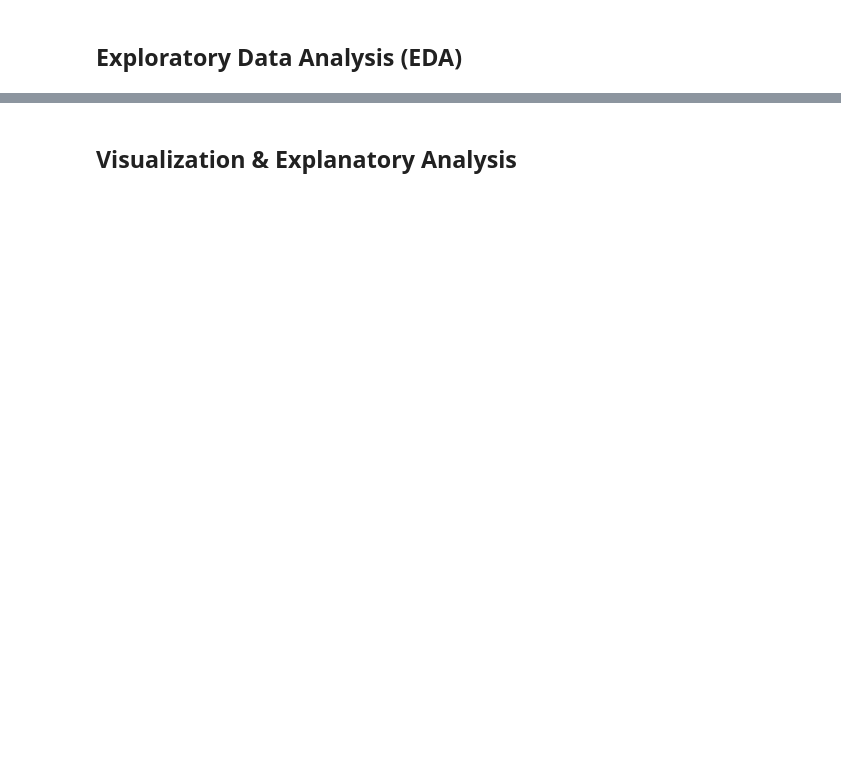
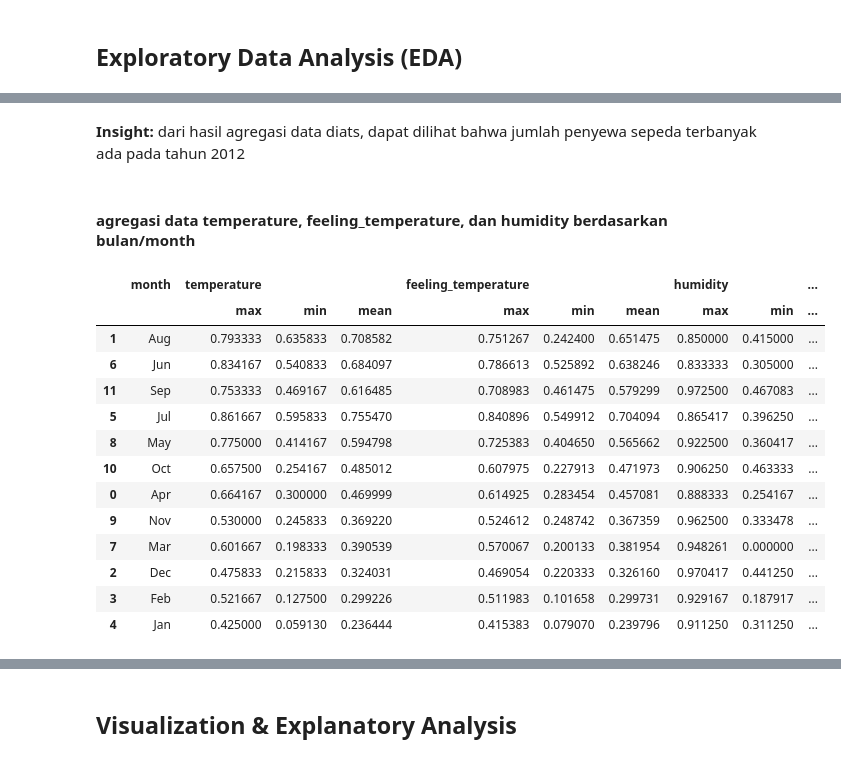
Before and after one commit to RivaroFarrelino/bike-sharing-analysis-dashboard, a Jupyter notebook: notebook.ipynb, the cells around one changed output, grey strips where cells are left out. Saved outputs shown, nothing was run; the diff lists cells and outputs as text; code cells hidden in the pictures; blank space fills up the shorter version.

```diff
--- a/notebook.ipynb
+++ b/notebook.ipynb
@@ -250,0 +298,7 @@ hour_df = remove_outliers(hour_df, 'cnt')
+# %%
+day_df['month'] = day_df['month'].map({
+    1: 'Jan', 2: 'Feb', 3: 'Mar', 4: 'Apr', 5: 'May', 6: 'Jun',
+    7: 'Jul', 8: 'Aug', 9: 'Sep', 10: 'Oct', 11: 'Nov', 12: 'Dec'
+})
+
+day_df
@@ -328,0 +394,33 @@ dtype: float64
+# %% [markdown]
+**Insight:**
+dari hasil agregasi data diats, dapat dilihat bahwa jumlah penyewa sepeda terbanyak ada pada tahun 2012
+# %% [markdown]
+#### agregasi data temperature, feeling_temperature, dan humidity berdasarkan bulan/month
+# %%
+df_grouped = day_df.groupby(by='month').agg({
+    'temperature': ['max', 'min', 'mean'],
+    'feeling_temperature': ['max', 'min', 'mean'],
+    'humidity': ['max', 'min', 'mean'],
+    'count': 'sum'  # Total peminjaman sepeda per bulan
+}).reset_index()
+
+# Urutkan berdasarkan total peminjaman sepeda (count sum)
+df_grouped = df_grouped.sort_values(by=('count', 'sum'), ascending=False)
+
+# Tampilkan hasil
+df_grouped
+# %% [output]
+|  | month | temperature |  |  | feeling_temperature |  |  | humidity |  | ... |
+|  |  | max | min | mean | max | min | mean | max | min | ... |
+| 1 | Aug | 0.793333 | 0.635833 | 0.708582 | 0.751267 | 0.242400 | 0.651475 | 0.850000 | 0.415000 | ... |
+| 6 | Jun | 0.834167 | 0.540833 | 0.684097 | 0.786613 | 0.525892 | 0.638246 | 0.833333 | 0.305000 | ... |
+| 11 | Sep | 0.753333 | 0.469167 | 0.616485 | 0.708983 | 0.461475 | 0.579299 | 0.972500 | 0.467083 | ... |
+| 5 | Jul | 0.861667 | 0.595833 | 0.755470 | 0.840896 | 0.549912 | 0.704094 | 0.865417 | 0.396250 | ... |
+| 8 | May | 0.775000 | 0.414167 | 0.594798 | 0.725383 | 0.404650 | 0.565662 | 0.922500 | 0.360417 | ... |
+| 10 | Oct | 0.657500 | 0.254167 | 0.485012 | 0.607975 | 0.227913 | 0.471973 | 0.906250 | 0.463333 | ... |
+| 0 | Apr | 0.664167 | 0.300000 | 0.469999 | 0.614925 | 0.283454 | 0.457081 | 0.888333 | 0.254167 | ... |
+| 9 | Nov | 0.530000 | 0.245833 | 0.369220 | 0.524612 | 0.248742 | 0.367359 | 0.962500 | 0.333478 | ... |
+| 7 | Mar | 0.601667 | 0.198333 | 0.390539 | 0.570067 | 0.200133 | 0.381954 | 0.948261 | 0.000000 | ... |
+| 2 | Dec | 0.475833 | 0.215833 | 0.324031 | 0.469054 | 0.220333 | 0.326160 | 0.970417 | 0.441250 | ... |
+| 3 | Feb | 0.521667 | 0.127500 | 0.299226 | 0.511983 | 0.101658 | 0.299731 | 0.929167 | 0.187917 | ... |
+| 4 | Jan | 0.425000 | 0.059130 | 0.236444 | 0.415383 | 0.079070 | 0.239796 | 0.911250 | 0.311250 | ... |
```
Also changed, not shown: parts of 89 cells of this notebook, 2 other files.
